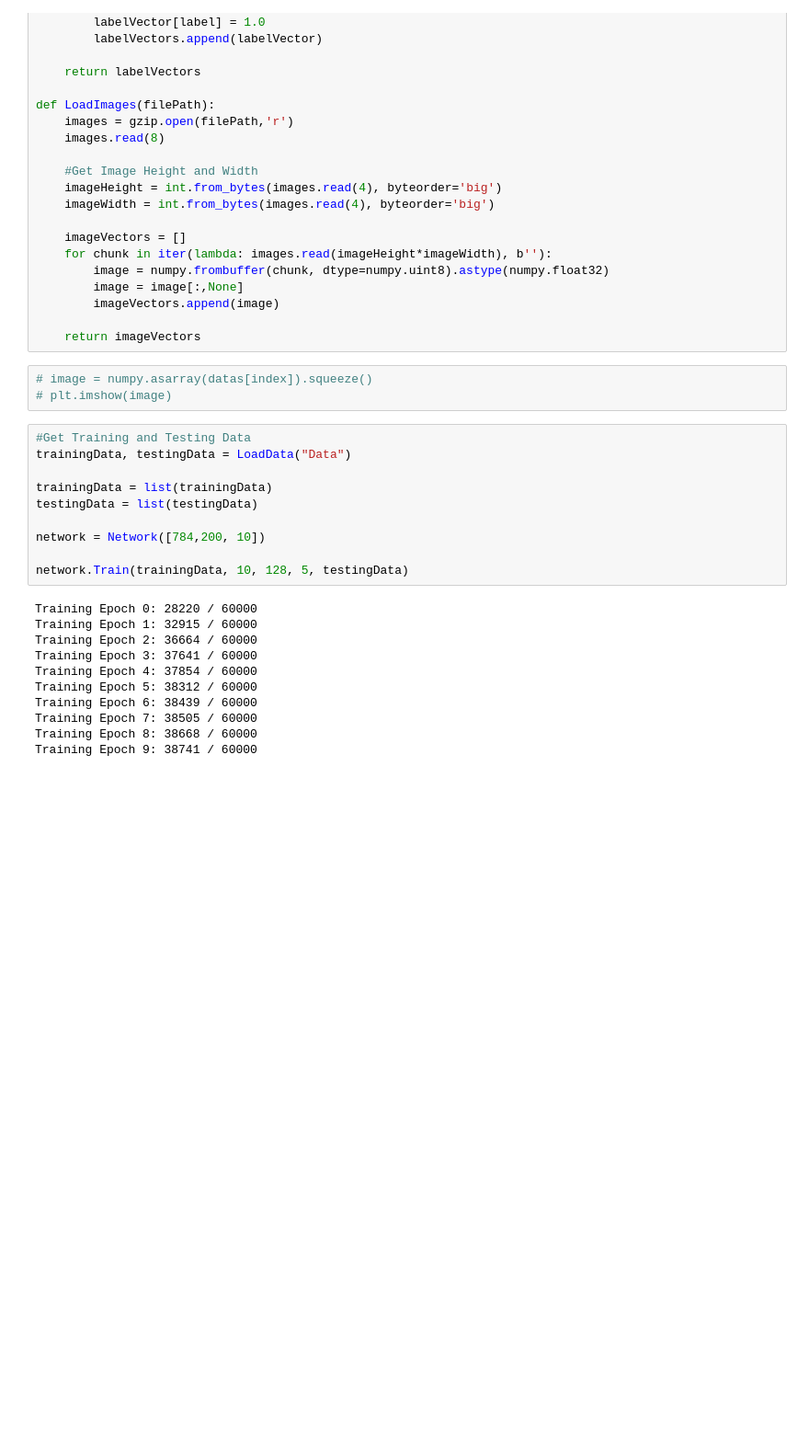
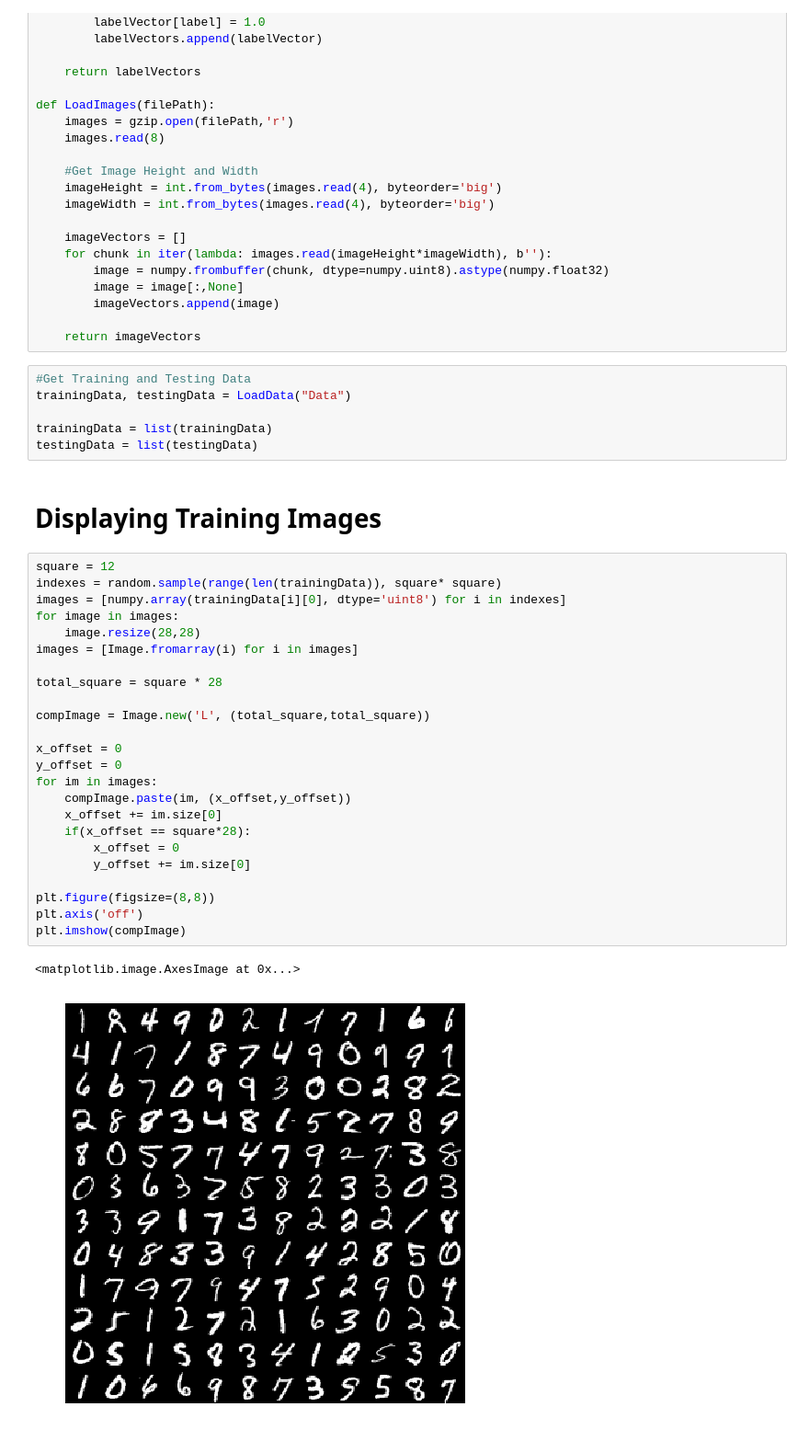
Before and after one commit to ReiiSky/RecurrentLabs, a Jupyter notebook: NeuralNetworks/NeuralNetwork.ipynb, the cells around one changed output. Shown at 92% size. Saved outputs shown, nothing was run; the diff lists cells and outputs as text; blank space fills up the shorter version.

Commit message:
Cleaning up Neural Network code

```diff
--- a/NeuralNetworks/NeuralNetwork.ipynb
+++ b/NeuralNetworks/NeuralNetwork.ipynb
@@ -164,27 +191,38 @@ def LoadImages(filePath):
         imageVectors.append(image)
 
     return imageVectors
-# %%
-# image = numpy.asarray(datas[index]).squeeze()
-# plt.imshow(image)
 # %%
 #Get Training and Testing Data
 trainingData, testingData = LoadData("Data")
 
 trainingData = list(trainingData)
 testingData = list(testingData)
-
-network = Network([784,200, 10])
-
-network.Train(trainingData, 10, 128, 5, testingData)
-# %% [output]
-Training Epoch 0: 28220 / 60000
-Training Epoch 1: 32915 / 60000
-Training Epoch 2: 36664 / 60000
-Training Epoch 3: 37641 / 60000
-Training Epoch 4: 37854 / 60000
-Training Epoch 5: 38312 / 60000
-Training Epoch 6: 38439 / 60000
-Training Epoch 7: 38505 / 60000
-Training Epoch 8: 38668 / 60000
-Training Epoch 9: 38741 / 60000
+# %% [markdown]
+# Displaying Training Images
+# %%
+square = 12
+indexes = random.sample(range(len(trainingData)), square* square)
+images = [numpy.array(trainingData[i][0], dtype='uint8') for i in indexes]
+for image in images:
+    image.resize(28,28)
+images = [Image.fromarray(i) for i in images]
+
+total_square = square * 28
+
+compImage = Image.new('L', (total_square,total_square))
+
+x_offset = 0
+y_offset = 0
+for im in images:
+    compImage.paste(im, (x_offset,y_offset))
+    x_offset += im.size[0]
+    if(x_offset == square*28):
+        x_offset = 0
+        y_offset += im.size[0]
+
+plt.figure(figsize=(8,8))
+plt.axis('off')
+plt.imshow(compImage)
+# %% [output]
+<matplotlib.image.AxesImage at 0x...>
+[figure, added]
```
Also changed, not shown: parts of 10 cells of this notebook, 1 other file.
